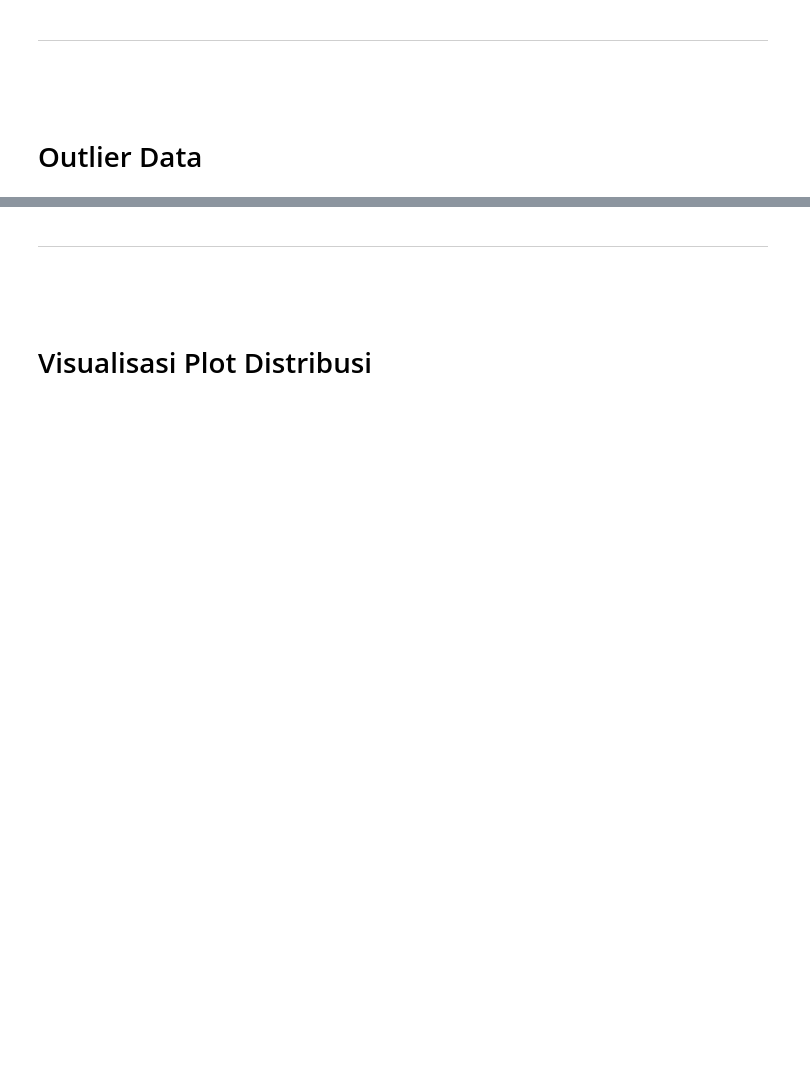
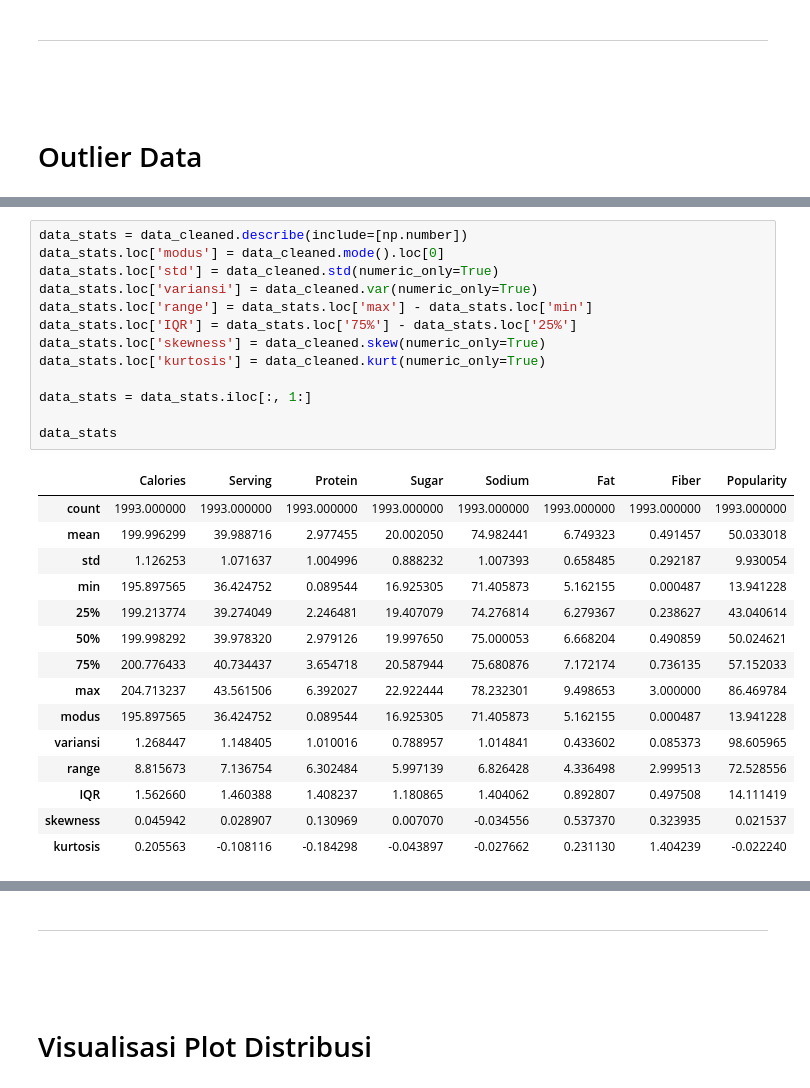
Before and after one commit to wigaandini/K1-IF2220-13522053-13522063, a Jupyter notebook: K1-IF2220-13522053-13522063.ipynb, the cells around one changed output, grey strips where cells are left out. Cells and saved outputs as stored; diff of their text form; blank space fills up the shorter version.

```diff
--- a/K1-IF2220-13522053-13522063.ipynb
+++ b/K1-IF2220-13522053-13522063.ipynb
@@ -169,0 +210,29 @@ Terdapat dua outlier pada dataset tersebut yaitu:
+# %%
+data_stats = data_cleaned.describe(include=[np.number])
+data_stats.loc['modus'] = data_cleaned.mode().loc[0]
+data_stats.loc['std'] = data_cleaned.std(numeric_only=True)
+data_stats.loc['variansi'] = data_cleaned.var(numeric_only=True)
+data_stats.loc['range'] = data_stats.loc['max'] - data_stats.loc['min']
+data_stats.loc['IQR'] = data_stats.loc['75%'] - data_stats.loc['25%']
+data_stats.loc['skewness'] = data_cleaned.skew(numeric_only=True)
+data_stats.loc['kurtosis'] = data_cleaned.kurt(numeric_only=True)
+
+data_stats = data_stats.iloc[:, 1:]
+
+data_stats
+# %% [output]
+|  | Calories | Serving | Protein | Sugar | Sodium | Fat | Fiber | Popularity |
+| count | 1993.000000 | 1993.000000 | 1993.000000 | 1993.000000 | 1993.000000 | 1993.000000 | 1993.000000 | 1993.000000 |
+| mean | 199.996299 | 39.988716 | 2.977455 | 20.002050 | 74.982441 | 6.749323 | 0.491457 | 50.033018 |
+| std | 1.126253 | 1.071637 | 1.004996 | 0.888232 | 1.007393 | 0.658485 | 0.292187 | 9.930054 |
+| min | 195.897565 | 36.424752 | 0.089544 | 16.925305 | 71.405873 | 5.162155 | 0.000487 | 13.941228 |
+| 25% | 199.213774 | 39.274049 | 2.246481 | 19.407079 | 74.276814 | 6.279367 | 0.238627 | 43.040614 |
+| 50% | 199.998292 | 39.978320 | 2.979126 | 19.997650 | 75.000053 | 6.668204 | 0.490859 | 50.024621 |
+| 75% | 200.776433 | 40.734437 | 3.654718 | 20.587944 | 75.680876 | 7.172174 | 0.736135 | 57.152033 |
+| max | 204.713237 | 43.561506 | 6.392027 | 22.922444 | 78.232301 | 9.498653 | 3.000000 | 86.469784 |
+| modus | 195.897565 | 36.424752 | 0.089544 | 16.925305 | 71.405873 | 5.162155 | 0.000487 | 13.941228 |
+| variansi | 1.268447 | 1.148405 | 1.010016 | 0.788957 | 1.014841 | 0.433602 | 0.085373 | 98.605965 |
+| range | 8.815673 | 7.136754 | 6.302484 | 5.997139 | 6.826428 | 4.336498 | 2.999513 | 72.528556 |
+| IQR | 1.562660 | 1.460388 | 1.408237 | 1.180865 | 1.404062 | 0.892807 | 0.497508 | 14.111419 |
+| skewness | 0.045942 | 0.028907 | 0.130969 | 0.007070 | -0.034556 | 0.537370 | 0.323935 | 0.021537 |
+| kurtosis | 0.205563 | -0.108116 | -0.184298 | -0.043897 | -0.027662 | 0.231130 | 1.404239 | -0.022240 |
```
Also changed, not shown: parts of 26 cells of this notebook, 1 other file.
